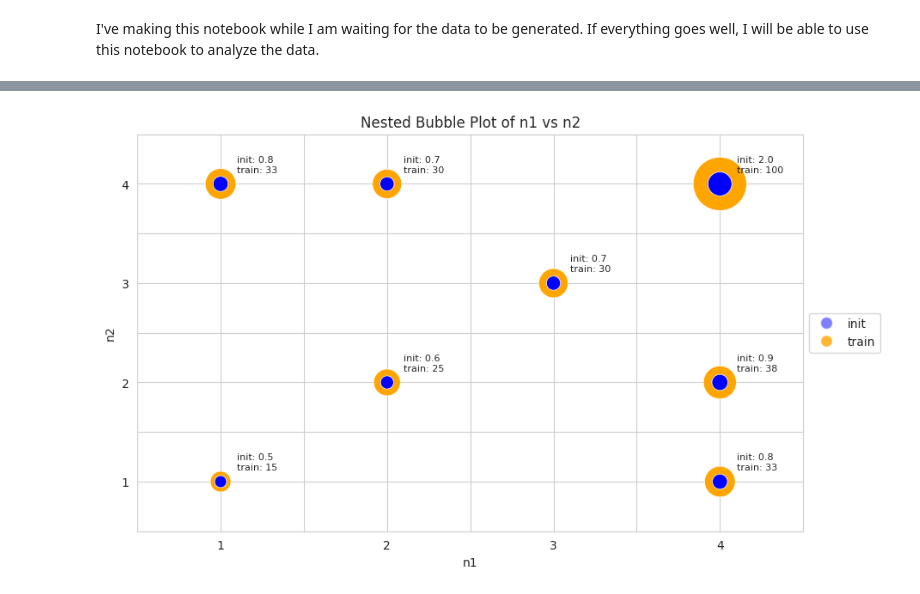
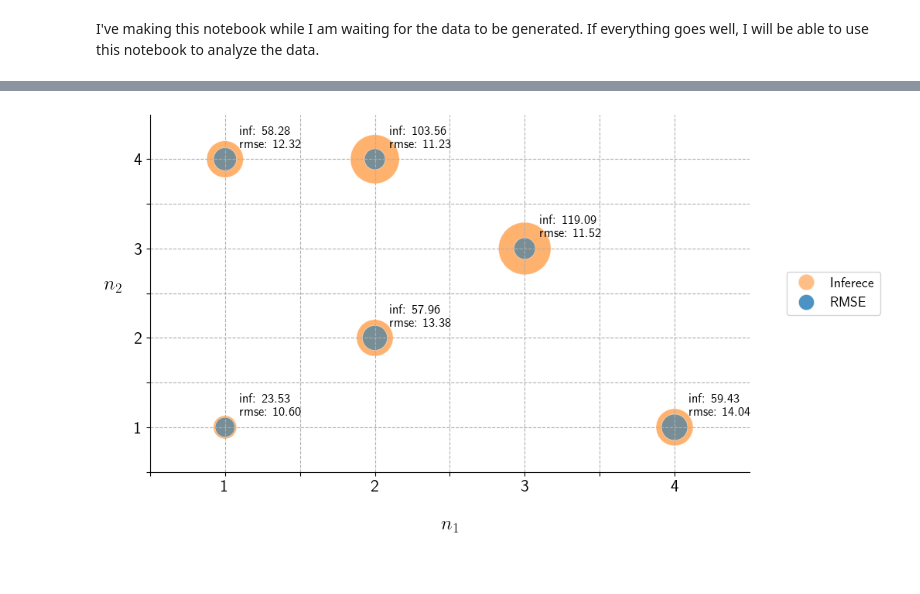
Before and after one commit to IsacPasianotto/GP-temperatures, a Jupyter notebook: notebooks/plot_maker.ipynb, the cells around one changed output, grey strips where cells are left out. Saved outputs shown, nothing was run; the diff lists cells and outputs as text; code cells hidden in the pictures.

```diff
--- a/notebooks/plot_maker.ipynb
+++ b/notebooks/plot_maker.ipynb
@@ -5,5 +5,11 @@ If everything goes well, I will be able to use this notebook to analyze the data
 import numpy as np
 import matplotlib.pyplot as plt
 import pandas as pd
-import seaborn as sns
+# import seaborn as sns
 from matplotlib.lines import Line2D
+plt.rc('text', usetex=True)
+import src.hyperparameters as hps
+import src.kernel as kernel
+
+from fvgp.gp import GP
+from dask.distributed import Client
@@ -10,5 +207,5 @@ from matplotlib.lines import Line2D
 # %%
-# generate a likely dataset
-data = pd.read_csv('example.csv')
-print(data)
+# Load the data
+fit = pd.read_csv('fit.csv')
+fit
 # %% [output]
@@ -33,0 +264,5 @@ plt.show()
+# %%
+# Load the data
+infer = pd.read_csv('infer.csv')
+infer['rmse'] = np.sqrt(infer['mse'])
+infer
@@ -34,47 +277,43 @@ plt.show()
 # %%
-import pandas as pd
-import matplotlib.pyplot as plt
-from matplotlib.lines import Line2D
-
-# Load the dataset
-data = pd.read_csv('example.csv')
-
-# Create the nested bubble plot
+# Create the bubble plot
 plt.figure(figsize=(10, 6))
 
-# Plot the smaller nested bubbles for 'train'
-plt.scatter(data['n1'], data['n2'], s=data['train']*20, alpha=1, label='train', edgecolors='w', linewidth=0.5, color='orange')
+palette = ['tab:orange', 'tab:blue']
 
-# Plot the larger bubbles for 'init'
-plt.scatter(data['n1'], data['n2'], s=data['init']*200, alpha=1, label='init', edgecolors='w', linewidth=0.5, color='b')
+plt.scatter(infer['n1'], infer['n2'], s=infer['infer']*20, alpha=0.6, label='infer', edgecolors='w', linewidth=0.5, color=palette[0])
+plt.scatter(infer['n1'], infer['n2'], s=infer['mse']*3, alpha=0.6, label='rmse', edgecolors='w', linewidth=0.5, color=palette[1])
 
-plt.xlabel('n1')
-plt.ylabel('n2')
-plt.title('Nested Bubble Plot of n1 vs n2')
+plt.xlabel('$n_1$', rotation=0, labelpad=20, fontsize=18, fontweight='bold')
+plt.ylabel('$n_2$', rotation=0, labelpad=20, fontsize=18, fontweight='bold')
 
 # Annotate each point with the values of 'init' and 'train' outside the bubbles
-for i in range(len(data)):
-    plt.text(data['n1'][i] + 0.1, data['n2'][i] + 0.1, f"init: {data['init'][i]}\ntrain: {data['train'][i]}",
-             fontsize=8, ha='left', va='bottom')
+for i in range(len(infer)):
+    plt.text(infer['n1'][i] + 0.1, infer['n2'][i] + 0.1, f"inf: {infer['infer'][i]}\nrmse: {infer['rmse'][i]:.2f}",
+             fontsize=12, ha='left', va='bottom', fontweight='bold')
 
-# Create custom legend
-legend_elements = [Line2D([0], [0], marker='o', color='w', label='init',
-                          markerfacecolor='b', markersize=10, alpha=0.5),
-                   Line2D([0], [0], marker='o', color='w', label='train',
-                          markerfacecolor='orange', markersize=10, alpha=0.8)]
-
+    # Create custom legend
+legend_elements = [Line2D([0], [0], marker='o', color='w', label='Inferece', markerfacecolor=palette[0],
+                          markersize=15, alpha=0.5),
+                   Line2D([0], [0], marker='o', color='w', label='RMSE', markerfacecolor=palette[1],
+                         markersize=15, alpha=0.8)]
 # Position the legend outside the plot
-plt.legend(handles=legend_elements, loc='center left', bbox_to_anchor=(1, 0.5))
+plt.legend(handles=legend_elements, loc='center left', bbox_to_anchor=(1.05, 0.5), fontsize=13)
 
 plt.xlim(0.5, 4.5)
 plt.ylim(0.5, 4.5)
 
 # Set custom ticks
-plt.xticks(ticks=[0.5, 1, 1.5, 2, 2.5, 3, 3.5, 4], labels=['',1, '', 2, '', 3, '', 4])
-plt.yticks(ticks=[0.5, 1, 1.5, 2, 2.5, 3, 3.5, 4], labels=['',1, '', 2, '', 3, '', 4])
+plt.xticks(ticks=[0.5, 1, 1.5, 2, 2.5, 3, 3.5, 4], labels=['',1, '', 2, '', 3, '', 4], fontsize=16, fontweight='bold')
+plt.yticks(ticks=[0.5, 1, 1.5, 2, 2.5, 3, 3.5, 4], labels=['',1, '', 2, '', 3, '', 4], fontsize=16, fontweight='bold')
 
+plt.grid(True, linestyle='--')
+# remove the borders
+plt.gca().spines['top'].set_visible(False)
+plt.gca().spines['right'].set_visible(False)
 
-plt.grid(True)
+# save the plot as a svg file
+# plt.savefig('inference.svg', format='svg', dpi=1200, bbox_inches='tight')
+
 plt.show()
 # %% [output]
-[figure, old version]
+[figure, new version]
```
Also changed, not shown: parts of 22 cells of this notebook, 5 other files.
